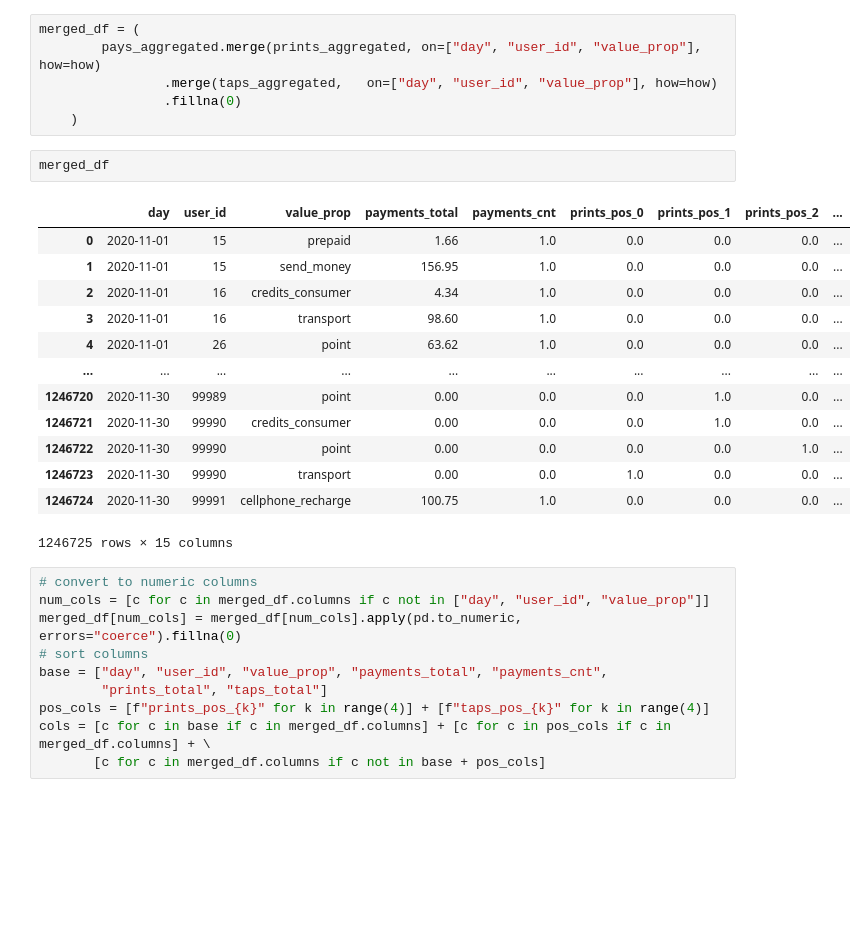
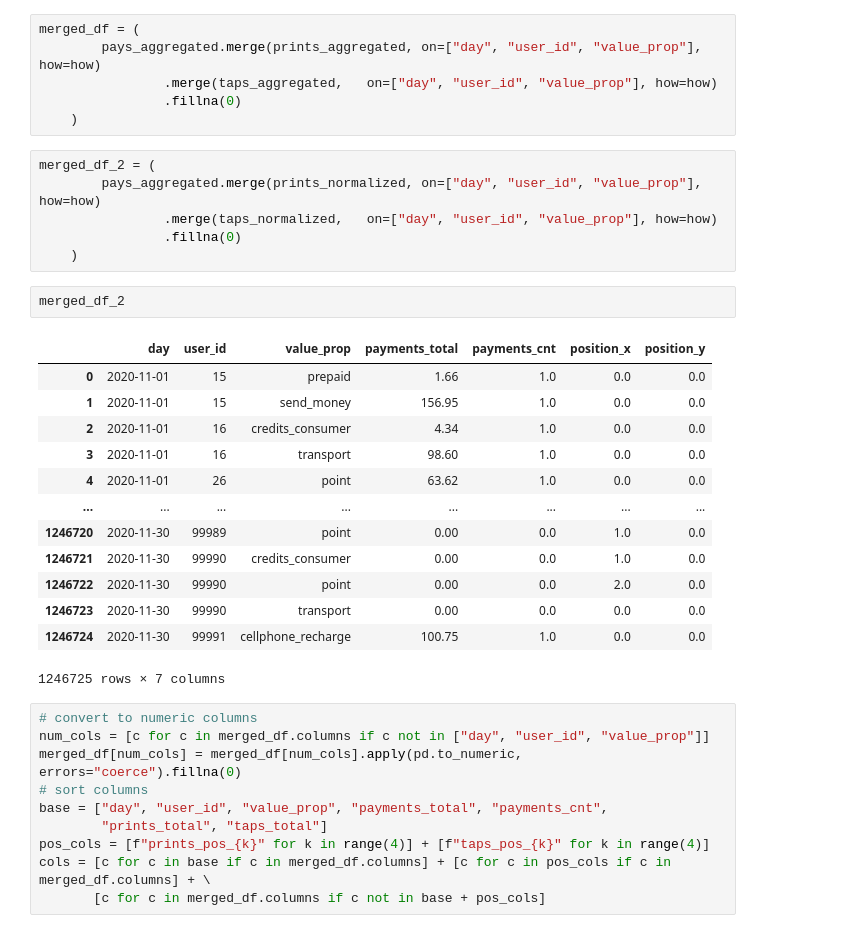
Before and after one commit to JohanRomero19/CarrouselXselling, a Jupyter notebook: exploration/data_exploration.ipynb, the cells around one changed output. Cells and saved outputs as stored; diff of their text form; blank space fills up the shorter version.

```diff
--- a/exploration/data_exploration.ipynb
+++ b/exploration/data_exploration.ipynb
@@ -360,22 +376,28 @@ merged_df = (
                 .merge(taps_aggregated,   on=["day", "user_id", "value_prop"], how=how)
                 .fillna(0)
     )
+# %%
+merged_df_2 = (
+        pays_aggregated.merge(prints_normalized, on=["day", "user_id", "value_prop"], how=how)
+                .merge(taps_normalized,   on=["day", "user_id", "value_prop"], how=how)
+                .fillna(0)
+    )
 # %%
-merged_df
+merged_df_2
 # %% [output]
-|  | day | user_id | value_prop | payments_total | payments_cnt | prints_pos_0 | prints_pos_1 | prints_pos_2 | ... |
-| 0 | 2020-11-01 | 15 | prepaid | 1.66 | 1.0 | 0.0 | 0.0 | 0.0 | ... |
-| 1 | 2020-11-01 | 15 | send_money | 156.95 | 1.0 | 0.0 | 0.0 | 0.0 | ... |
-| 2 | 2020-11-01 | 16 | credits_consumer | 4.34 | 1.0 | 0.0 | 0.0 | 0.0 | ... |
-| 3 | 2020-11-01 | 16 | transport | 98.60 | 1.0 | 0.0 | 0.0 | 0.0 | ... |
-| 4 | 2020-11-01 | 26 | point | 63.62 | 1.0 | 0.0 | 0.0 | 0.0 | ... |
-| ... | ... | ... | ... | ... | ... | ... | ... | ... | ... |
-| 1246720 | 2020-11-30 | 99989 | point | 0.00 | 0.0 | 0.0 | 1.0 | 0.0 | ... |
-| 1246721 | 2020-11-30 | 99990 | credits_consumer | 0.00 | 0.0 | 0.0 | 1.0 | 0.0 | ... |
-| 1246722 | 2020-11-30 | 99990 | point | 0.00 | 0.0 | 0.0 | 0.0 | 1.0 | ... |
-| 1246723 | 2020-11-30 | 99990 | transport | 0.00 | 0.0 | 1.0 | 0.0 | 0.0 | ... |
-| 1246724 | 2020-11-30 | 99991 | cellphone_recharge | 100.75 | 1.0 | 0.0 | 0.0 | 0.0 | ... |
+|  | day | user_id | value_prop | payments_total | payments_cnt | position_x | position_y |
+| 0 | 2020-11-01 | 15 | prepaid | 1.66 | 1.0 | 0.0 | 0.0 |
+| 1 | 2020-11-01 | 15 | send_money | 156.95 | 1.0 | 0.0 | 0.0 |
+| 2 | 2020-11-01 | 16 | credits_consumer | 4.34 | 1.0 | 0.0 | 0.0 |
+| 3 | 2020-11-01 | 16 | transport | 98.60 | 1.0 | 0.0 | 0.0 |
+| 4 | 2020-11-01 | 26 | point | 63.62 | 1.0 | 0.0 | 0.0 |
+| ... | ... | ... | ... | ... | ... | ... | ... |
+| 1246720 | 2020-11-30 | 99989 | point | 0.00 | 0.0 | 1.0 | 0.0 |
+| 1246721 | 2020-11-30 | 99990 | credits_consumer | 0.00 | 0.0 | 1.0 | 0.0 |
+| 1246722 | 2020-11-30 | 99990 | point | 0.00 | 0.0 | 2.0 | 0.0 |
+| 1246723 | 2020-11-30 | 99990 | transport | 0.00 | 0.0 | 0.0 | 0.0 |
+| 1246724 | 2020-11-30 | 99991 | cellphone_recharge | 100.75 | 1.0 | 0.0 | 0.0 |
-1246725 rows × 15 columns
+1246725 rows × 7 columns
 # %%
 # convert to numeric columns
 num_cols = [c for c in merged_df.columns if c not in ["day", "user_id", "value_prop"]]
```
Also changed, not shown: parts of 5 cells of this notebook, 9 other files.
